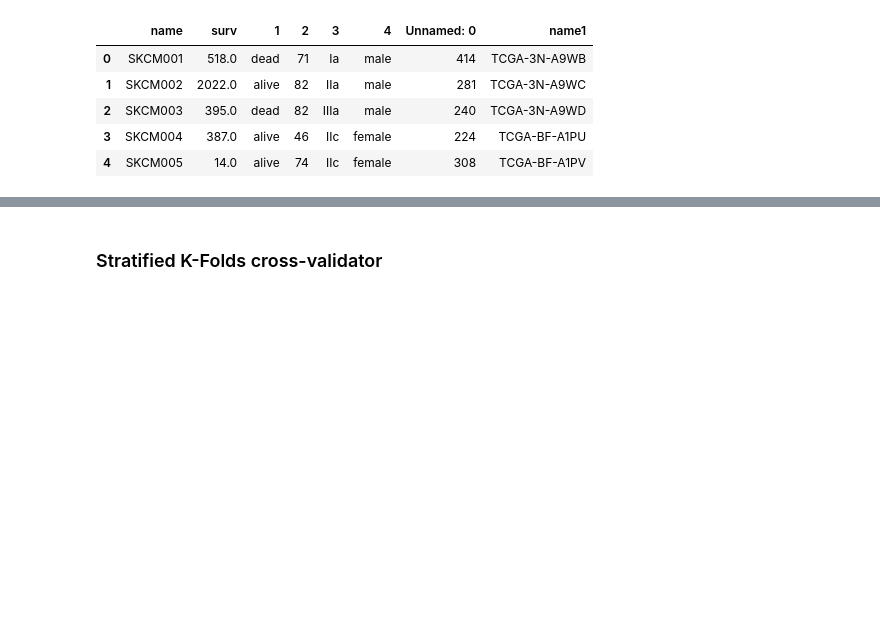
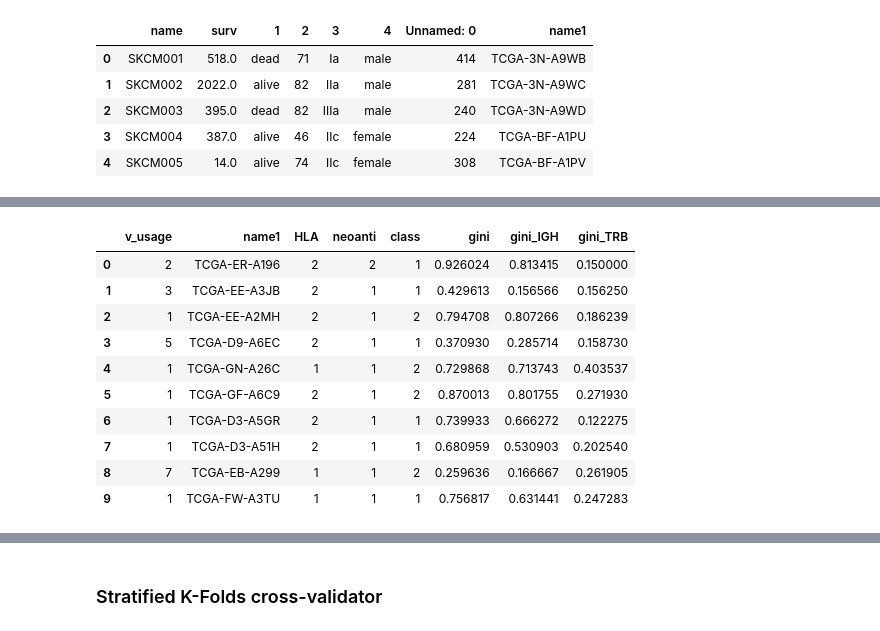
Before and after one commit to antigenomics/til-tcr-analysis, a Jupyter notebook: melanoma_2017/DecisionTree/decision tree_19_03_17.ipynb, the cells around one changed output, grey strips where cells are left out. Cells and saved outputs as stored; diff of their text form; code cells hidden in the pictures; blank space fills up the shorter version.

```diff
--- a/melanoma_2017/DecisionTree/decision tree_19_03_17.ipynb
+++ b/melanoma_2017/DecisionTree/decision tree_19_03_17.ipynb
@@ -57,0 +58,4 @@ first
+# %%
+GINI = pd.read_csv('gini.txt', sep="\t")
+GINI1 = GINI.drop(GINI.columns[[0]], axis=1)
+GINI1[0:10]
@@ -133,0 +151,16 @@ See the caveats in the documentation: http://pandas.pydata.org/pandas-docs/stabl
+# %%
+input_all2 = input_all.merge(GINI1, on="name1", how="inner")
+input_all2[0:10]
+#len(input_all2)
+# %% [output]
+|  | v_usage | name1 | HLA | neoanti | class | gini | gini_IGH | gini_TRB |
+| 0 | 2 | TCGA-ER-A196 | 2 | 2 | 1 | 0.926024 | 0.813415 | 0.150000 |
+| 1 | 3 | TCGA-EE-A3JB | 2 | 1 | 1 | 0.429613 | 0.156566 | 0.156250 |
+| 2 | 1 | TCGA-EE-A2MH | 2 | 1 | 2 | 0.794708 | 0.807266 | 0.186239 |
+| 3 | 5 | TCGA-D9-A6EC | 2 | 1 | 1 | 0.370930 | 0.285714 | 0.158730 |
+| 4 | 1 | TCGA-GN-A26C | 1 | 1 | 2 | 0.729868 | 0.713743 | 0.403537 |
+| 5 | 1 | TCGA-GF-A6C9 | 2 | 1 | 2 | 0.870013 | 0.801755 | 0.271930 |
+| 6 | 1 | TCGA-D3-A5GR | 2 | 1 | 1 | 0.739933 | 0.666272 | 0.122275 |
+| 7 | 1 | TCGA-D3-A51H | 2 | 1 | 1 | 0.680959 | 0.530903 | 0.202540 |
+| 8 | 7 | TCGA-EB-A299 | 1 | 1 | 2 | 0.259636 | 0.166667 | 0.261905 |
+| 9 | 1 | TCGA-FW-A3TU | 1 | 1 | 1 | 0.756817 | 0.631441 | 0.247283 |
```
Also changed, not shown: parts of 22 cells of this notebook, 4 other files.
